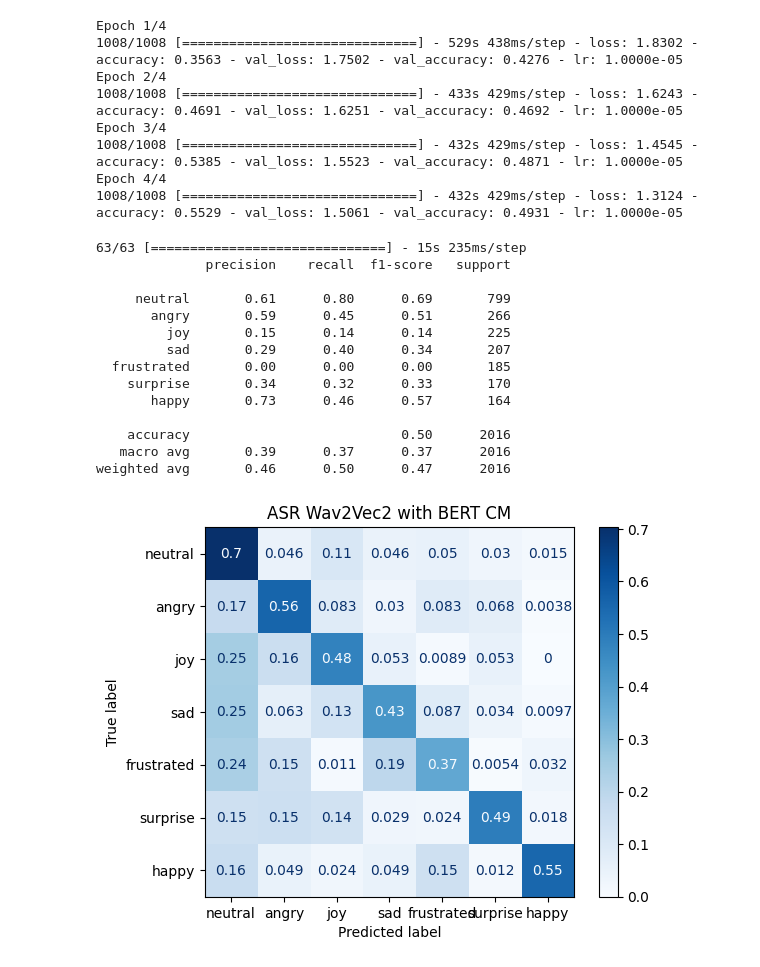
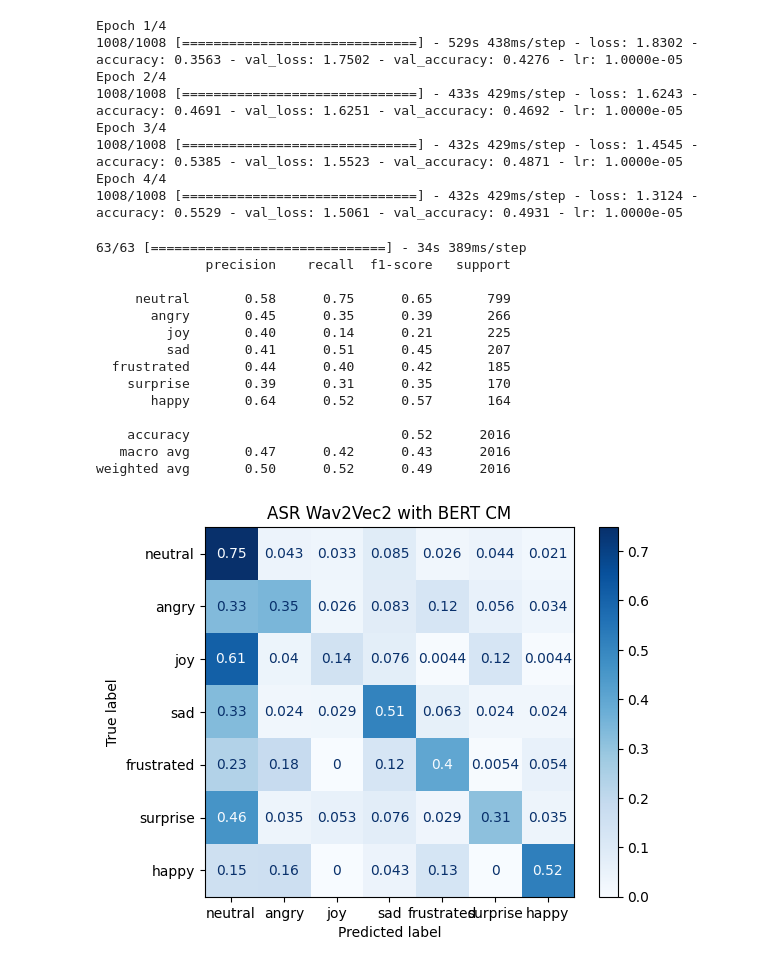
Before and after one commit to Gminic/STEmoR-Final-Project, a Jupyter notebook: FinalProjectSTEMOR.ipynb, the cells around one changed output. Cells and saved outputs as stored; diff of their text form; code cells hidden in the pictures.

```diff
--- a/FinalProjectSTEMOR.ipynb
+++ b/FinalProjectSTEMOR.ipynb
@@ -869,7 +868,7 @@ h_bert = bert_model.fit(
     [train_inputs, train_masks],
     train_labels,
     validation_data=([val_inputs, val_masks], val_labels),
-    epochs=2,
+    epochs=4,
     batch_size=16,
     callbacks=[
         ReduceLROnPlateau(monitor='loss', factor=0.4, verbose=0, patience=2, min_lr=0.0000001),
@@ -1563,7 +1569,7 @@ weighted avg       0.53      0.54      0.53      2016
 # Save the model weights to load later
 wav2vec2_mdl.save_weights('/content/drive/MyDrive/BERT/wav2vec2-base-finetuned.keras')
 # %%
-wav2vec2_mdl.load_weights('/content/drive/MyDrive/BERT/wav2vec2-base-finetuned.keras')
+wav2vec2_mdl.load_weights('/content/drive/MyDrive/BERT/wav2vec2-base-stmor_55_8secs.keras')
 # %% [markdown]
 # Model Fusion - Late Fusion
 
@@ -3036,30 +3042,30 @@ Epoch 4/4
 1008/1008 [==============================] - 432s 429ms/step - loss: 1.3124 - accuracy: 0.5529 - val_loss: 1.5061 - val_accuracy: 0.4931 - lr: 1.0000e-05
 # %%
 # print the results
-y_pred_asr_w2v2_bert = w2v2_bert_fusion_model.predict([test_inputs, test_masks, w2v2_test_x])
+y_pred_asr_w2v2_bert = asr_w2v2_bert_fusion_model.predict([test_inputs_asr, test_masks_asr, w2v2_test_x])
 y_pred_asr_w2v2_bert = np.argmax(y_pred_asr_w2v2_bert, axis=1)
 
 # print the index to class and the algorithm performance
-print(classification_report(test_labels, y_pred_asr_w2v2_bert, target_names=labels_list, zero_division=1))
+print(classification_report(test_labels, y_pred_asr_w2v2_bert, target_names=labels_list, zero_division=0))
 # %% [output]
-63/63 [==============================] - 15s 235ms/step
+63/63 [==============================] - 34s 389ms/step
               precision    recall  f1-score   support
 
-     neutral       0.61      0.80      0.69       799
-       angry       0.59      0.45      0.51       266
-         joy       0.15      0.14      0.14       225
-         sad       0.29      0.40      0.34       207
-  frustrated       0.00      0.00      0.00       185
-    surprise       0.34      0.32      0.33       170
-       happy       0.73      0.46      0.57       164
+     neutral       0.58      0.75      0.65       799
+       angry       0.45      0.35      0.39       266
+         joy       0.40      0.14      0.21       225
+         sad       0.41      0.51      0.45       207
+  frustrated       0.44      0.40      0.42       185
+    surprise       0.39      0.31      0.35       170
+       happy       0.64      0.52      0.57       164
 
-    accuracy                           0.50      2016
-   macro avg       0.39      0.37      0.37      2016
-weighted avg       0.46      0.50      0.47      2016
+    accuracy                           0.52      2016
+   macro avg       0.47      0.42      0.43      2016
+weighted avg       0.50      0.52      0.49      2016
 # %%
 # create the confusion matrix
-plot_confusion_matrix(test_labels, y_pred_w2v2_bert, labels_list, "ASR Wav2Vec2 with BERT CM")
+plot_confusion_matrix(test_labels, y_pred_asr_w2v2_bert, labels_list, "ASR Wav2Vec2 with BERT CM")
 # %% [output]
-[figure, old version]
+[figure, new version]
 # %%
 # Save the model to be re-used later if needed
```
Also changed, not shown: parts of 10 cells of this notebook.
